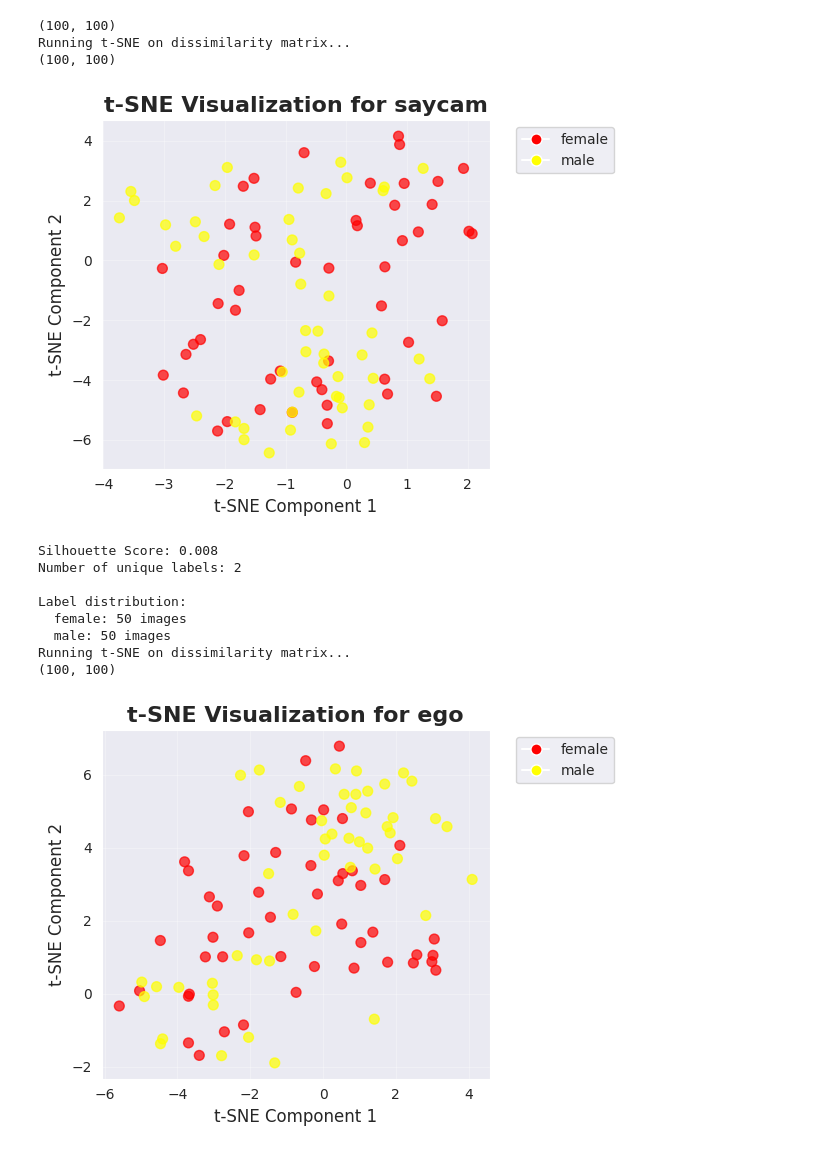
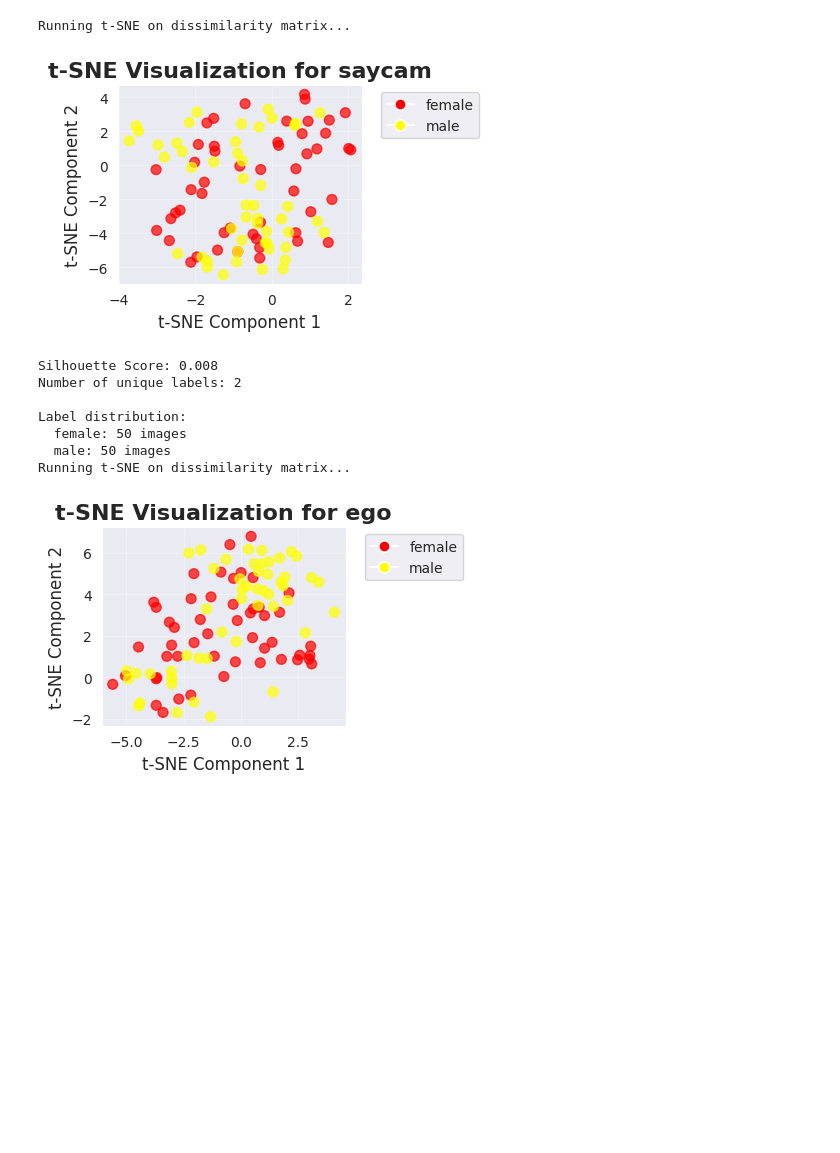
Before and after one commit to AlbanFlachot/SAYCam_Vs_EGO4D, a Jupyter notebook: Similarity_Analysis_faces100.ipynb, the cells around one changed output. Cells and saved outputs as stored; diff of their text form; code cells hidden in the pictures; blank space fills up the shorter version.

```diff
--- a/Similarity_Analysis_faces100.ipynb
+++ b/Similarity_Analysis_faces100.ipynb
@@ -100,6 +30,7 @@ def compute_RDMs(model, dataset, listimages, display = True):
 # %%
 dataset = '100_faces' # alternatively 100_faces or hm_IT
 path2dataset = f'testsets/{dataset}'
+models = ['saycam', 'ego', 'imagenet', 's', 'a', 'y', 'random']
 
 def sort_key(filename):
     # Split by underscore and extract number and letter
@@ -113,7 +44,9 @@ def sort_key(filename):
 listimages = os.listdir(path2dataset)
 #listimages = natsorted(listimages) # for hm_IT dataset or
 listimages = sorted(listimages, key=sort_key) #for 100_faces
-print(listimages)
+#print(listimages)
 
-corr_saycam, l2_saycam = compute_RDMs('saycam', dataset, listimages)
+RDMs = {}
+for i, model in enumerate(models):
+    RDMs[model] = rsa.compute_RDMs(model, dataset, listimages)
 # %% [output]
@@ -328,29 +71,29 @@ def complete_tsne_pipeline(dissimilarity_matrix, labels, title):
 # %%
 # Main execution
+importlib.reload(rsa)
+
 from scipy.io import loadmat
 # load metadata and get labels
 metadata = loadmat('/raid/katha/datasets/faces_1000/test/metadata_male.mat')
 ### not sure what to do with it to be honest
 
 labels1 = ['female' if i<50 else 'male' for i in range(100)]  # Animacy
-print(corr_ego.shape)
+
 # For demonstration, run with synthetic data
 title = "t-SNE Visualization for saycam"
-tsne_results, labels = complete_tsne_pipeline(1 - corr_saycam, labels1, title)
+tsne_results, labels = rsa.complete_tsne_pipeline(RDMs['saycam'][-1], labels1, title)
 
 title = "t-SNE Visualization for ego"
-tsne_results, labels = complete_tsne_pipeline(1 - corr_ego, labels1, title)
+tsne_results, labels = rsa.complete_tsne_pipeline(RDMs['ego'][-1], labels1, title)
 
 title = "t-SNE Visualization for imagenet"
-tsne_results, labels = complete_tsne_pipeline(1 - corr_imagenet, labels1, title)
+tsne_results, labels = rsa.complete_tsne_pipeline(RDMs['imagenet'][-1], labels1, title)
 
 title = "t-SNE Visualization for random"
-tsne_results, labels = complete_tsne_pipeline(1 - corr_random, labels1, title)
+tsne_results, labels = rsa.complete_tsne_pipeline(RDMs['random'][-1], labels1, title)
 # %% [output]
-(100, 100)
 Running t-SNE on dissimilarity matrix...
-(100, 100)
-[figure, old version]
+[figure, new version]
 Silhouette Score: 0.008
 Number of unique labels: 2
 
@@ -358,8 +101,7 @@ Label distribution:
   female: 50 images
   male: 50 images
 Running t-SNE on dissimilarity matrix...
-(100, 100)
-[figure, old version]
+[figure, new version]
 Silhouette Score: 0.041
 Number of unique labels: 2
 
```
Also changed, not shown: parts of 16 cells of this notebook, 6 other files.
